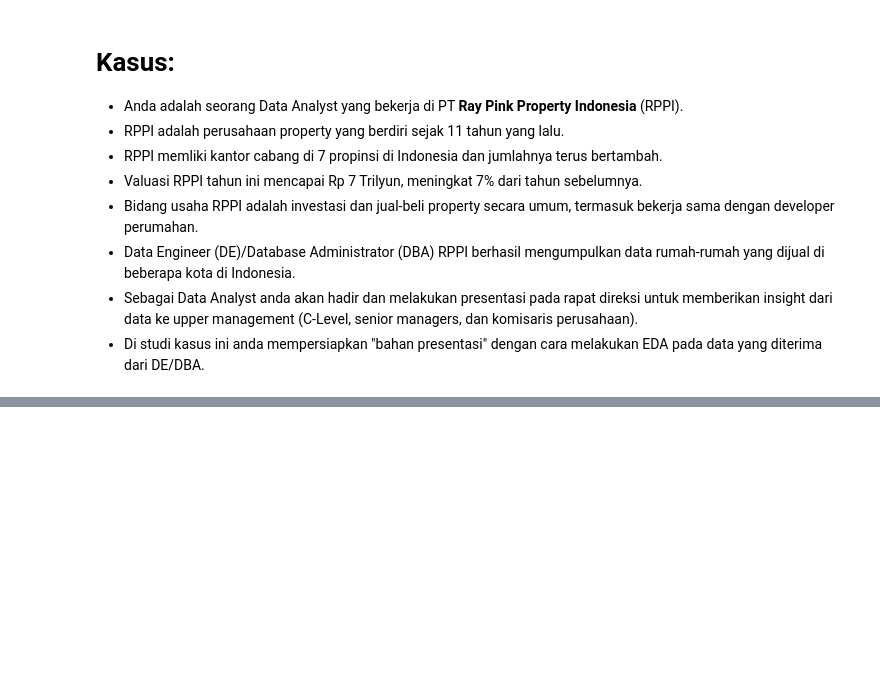
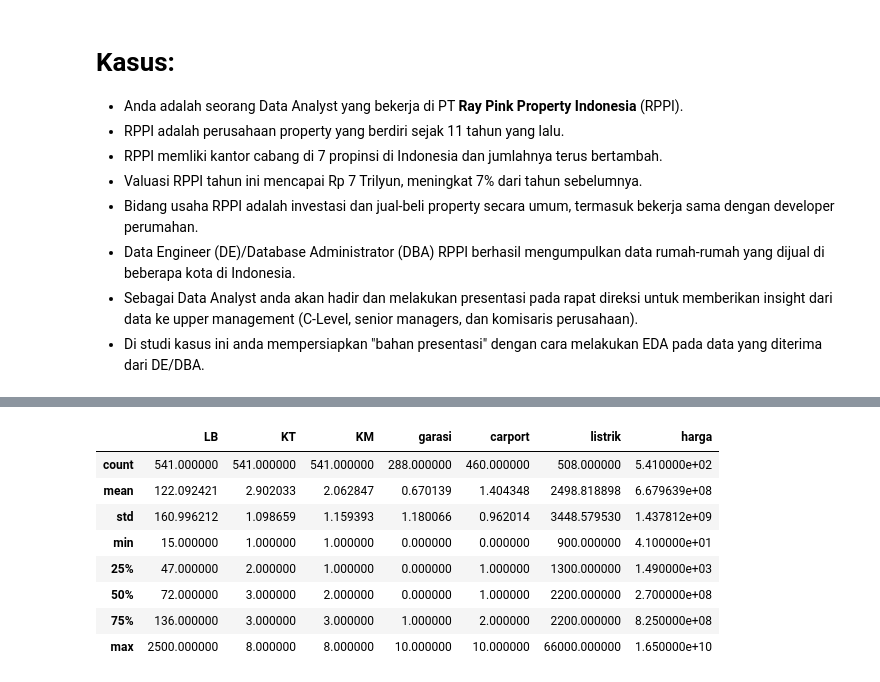
Before and after one commit to hafsakhaerunisa/ADM-Case-01-EDA-Group-B, a Jupyter notebook: ADM_Case_01_EDA_Group_B.ipynb, the cells around one changed output, grey strips where cells are left out. Drawn from its saved outputs; the diff is of its cells as text; code cells hidden in the pictures; blank space fills up the shorter version.

```diff
--- a/ADM_Case_01_EDA_Group_B.ipynb
+++ b/ADM_Case_01_EDA_Group_B.ipynb
@@ -59,0 +140,3 @@ Di studi kasus pertama, anda mendapat bantuan keterangan dari manajemen. Setelah
+# %%
+# Drop rows from variable LT, LB, KT, KM, harga
+df_full_non_null = df_full.dropna(subset  = ['LT','LB','KT','KM','harga'])
@@ -59,0 +145,3 @@ Di studi kasus pertama, anda mendapat bantuan keterangan dari manajemen. Setelah
+# %%
+# Drop colomn hadap
+df_full_non_null.drop(columns = 'hadap', inplace = True)
@@ -59,0 +170,12 @@ Di studi kasus pertama, anda mendapat bantuan keterangan dari manajemen. Setelah
+# %%
+df_full_non_null.describe()
+# %% [output]
+|  | LB | KT | KM | garasi | carport | listrik | harga |
+| count | 541.000000 | 541.000000 | 541.000000 | 288.000000 | 460.000000 | 508.000000 | 5.410000e+02 |
+| mean | 122.092421 | 2.902033 | 2.062847 | 0.670139 | 1.404348 | 2498.818898 | 6.679639e+08 |
+| std | 160.996212 | 1.098659 | 1.159393 | 1.180066 | 0.962014 | 3448.579530 | 1.437812e+09 |
+| min | 15.000000 | 1.000000 | 1.000000 | 0.000000 | 0.000000 | 900.000000 | 4.100000e+01 |
+| 25% | 47.000000 | 2.000000 | 1.000000 | 0.000000 | 1.000000 | 1300.000000 | 1.490000e+03 |
+| 50% | 72.000000 | 3.000000 | 2.000000 | 0.000000 | 1.000000 | 2200.000000 | 2.700000e+08 |
+| 75% | 136.000000 | 3.000000 | 3.000000 | 1.000000 | 2.000000 | 2200.000000 | 8.250000e+08 |
+| max | 2500.000000 | 8.000000 | 8.000000 | 10.000000 | 10.000000 | 66000.000000 | 1.650000e+10 |
```
Also changed, not shown: parts of 44 cells of this notebook.
